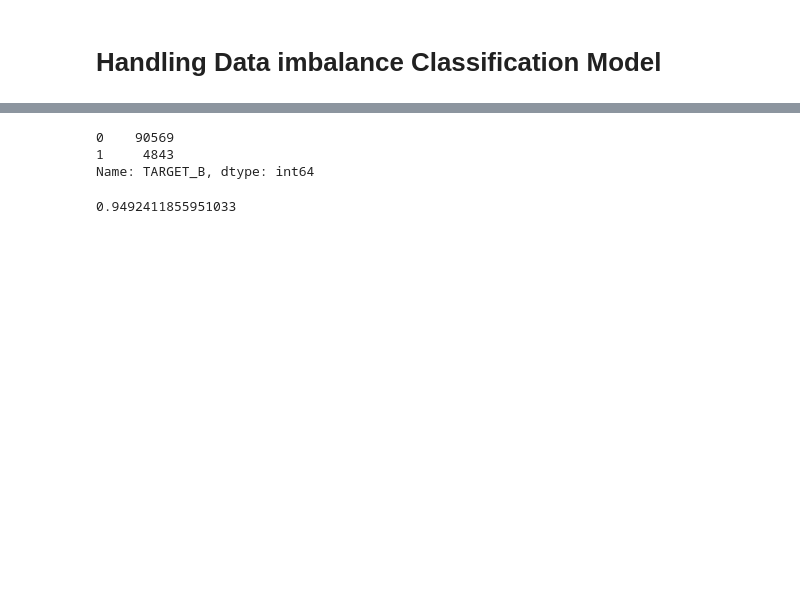
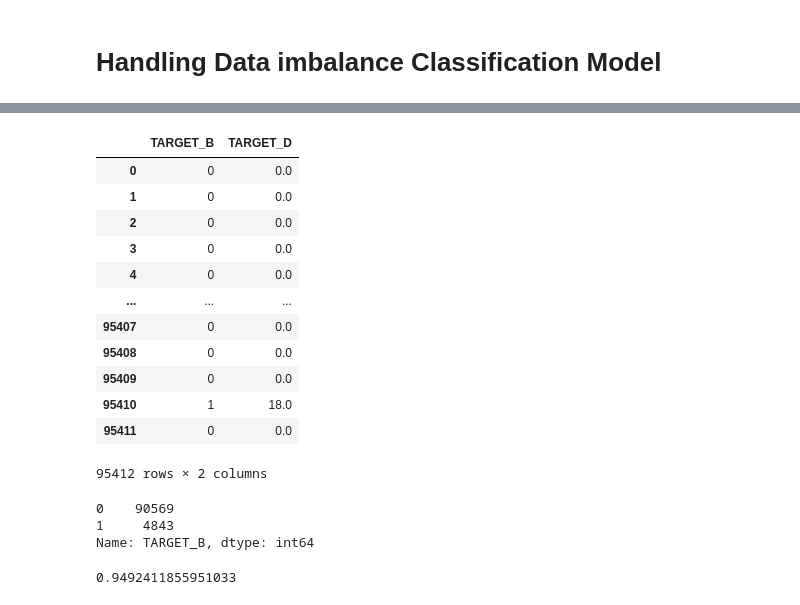
Before and after one commit to raafat-hantoush/IH_RH_DA_FT_OCT_2021, a Jupyter notebook: Class_Materials/Data Processing/Notebook_Handling_Imbalanced_Data.ipynb, the cells around one changed output, grey strips where cells are left out. Drawn from its saved outputs; the diff is of its cells as text; code cells hidden in the pictures; blank space fills up the shorter version.

```diff
--- a/Class_Materials/Data Processing/Notebook_Handling_Imbalanced_Data.ipynb
+++ b/Class_Materials/Data Processing/Notebook_Handling_Imbalanced_Data.ipynb
@@ -22,3 +13,19 @@ numerical.head()
+# %%
+targets
+# %% [output]
+|  | TARGET_B | TARGET_D |
+| 0 | 0 | 0.0 |
+| 1 | 0 | 0.0 |
+| 2 | 0 | 0.0 |
+| 3 | 0 | 0.0 |
+| 4 | 0 | 0.0 |
+| ... | ... | ... |
+| 95407 | 0 | 0.0 |
+| 95408 | 0 | 0.0 |
+| 95409 | 0 | 0.0 |
+| 95410 | 1 | 18.0 |
+| 95411 | 0 | 0.0 |
+95412 rows × 2 columns
 # %%
 targets['TARGET_B'].value_counts()
 # %% [output]
```
Also changed, not shown: parts of 1 cell of this notebook, 1 other file.
